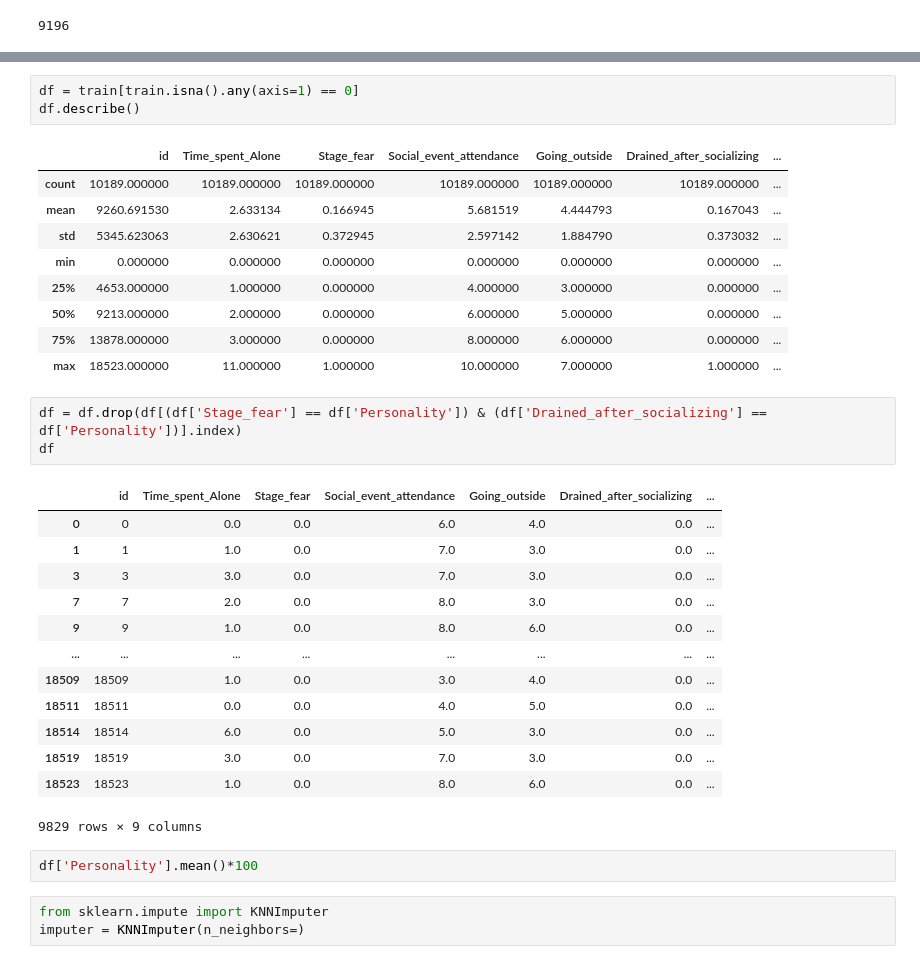
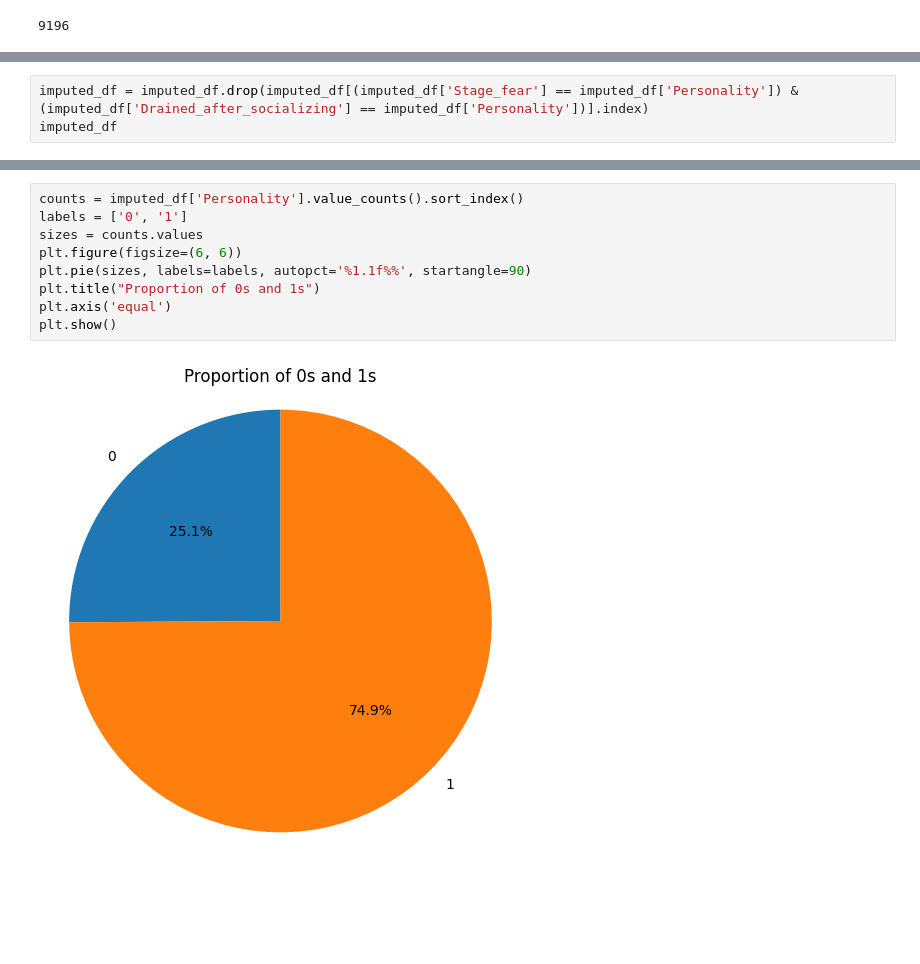
Before and after one commit to miki-mk/Machine-learning-AI, a Jupyter notebook: classification_introverts_extroverts.ipynb, the cells around one changed output, grey strips where cells are left out. Saved outputs shown, nothing was run; the diff lists cells and outputs as text; blank space fills up the shorter version.

```diff
--- a/classification_introverts_extroverts.ipynb
+++ b/classification_introverts_extroverts.ipynb
@@ -80,0 +114,3 @@ imputed_df[(imputed_df['Stage_fear'] == imputed_df['Personality'])]
+# %%
+imputed_df = imputed_df.drop(imputed_df[(imputed_df['Stage_fear'] == imputed_df['Personality']) & (imputed_df['Drained_after_socializing'] == imputed_df['Personality'])].index)
+imputed_df
@@ -98,35 +135,11 @@ dtype: float64
-# %%
-df = train[train.isna().any(axis=1) == 0]
-df.describe()
-# %% [output]
-|  | id | Time_spent_Alone | Stage_fear | Social_event_attendance | Going_outside | Drained_after_socializing | ... |
-| count | 10189.000000 | 10189.000000 | 10189.000000 | 10189.000000 | 10189.000000 | 10189.000000 | ... |
-| mean | 9260.691530 | 2.633134 | 0.166945 | 5.681519 | 4.444793 | 0.167043 | ... |
-| std | 5345.623063 | 2.630621 | 0.372945 | 2.597142 | 1.884790 | 0.373032 | ... |
-| min | 0.000000 | 0.000000 | 0.000000 | 0.000000 | 0.000000 | 0.000000 | ... |
-| 25% | 4653.000000 | 1.000000 | 0.000000 | 4.000000 | 3.000000 | 0.000000 | ... |
-| 50% | 9213.000000 | 2.000000 | 0.000000 | 6.000000 | 5.000000 | 0.000000 | ... |
-| 75% | 13878.000000 | 3.000000 | 0.000000 | 8.000000 | 6.000000 | 0.000000 | ... |
-| max | 18523.000000 | 11.000000 | 1.000000 | 10.000000 | 7.000000 | 1.000000 | ... |
-# %%
-df = df.drop(df[(df['Stage_fear'] == df['Personality']) & (df['Drained_after_socializing'] == df['Personality'])].index)
-df
-# %% [output]
-|  | id | Time_spent_Alone | Stage_fear | Social_event_attendance | Going_outside | Drained_after_socializing | ... |
-| 0 | 0 | 0.0 | 0.0 | 6.0 | 4.0 | 0.0 | ... |
-| 1 | 1 | 1.0 | 0.0 | 7.0 | 3.0 | 0.0 | ... |
-| 3 | 3 | 3.0 | 0.0 | 7.0 | 3.0 | 0.0 | ... |
-| 7 | 7 | 2.0 | 0.0 | 8.0 | 3.0 | 0.0 | ... |
-| 9 | 9 | 1.0 | 0.0 | 8.0 | 6.0 | 0.0 | ... |
-| ... | ... | ... | ... | ... | ... | ... | ... |
-| 18509 | 18509 | 1.0 | 0.0 | 3.0 | 4.0 | 0.0 | ... |
-| 18511 | 18511 | 0.0 | 0.0 | 4.0 | 5.0 | 0.0 | ... |
-| 18514 | 18514 | 6.0 | 0.0 | 5.0 | 3.0 | 0.0 | ... |
-| 18519 | 18519 | 3.0 | 0.0 | 7.0 | 3.0 | 0.0 | ... |
-| 18523 | 18523 | 1.0 | 0.0 | 8.0 | 6.0 | 0.0 | ... |
-9829 rows × 9 columns
-# %%
-df['Personality'].mean()*100
-# %%
-from sklearn.impute import KNNImputer
-imputer = KNNImputer(n_neighbors=)
+# %%
+counts = imputed_df['Personality'].value_counts().sort_index()
+labels = ['0', '1']
+sizes = counts.values
+plt.figure(figsize=(6, 6))
+plt.pie(sizes, labels=labels, autopct='%1.1f%%', startangle=90)
+plt.title("Proportion of 0s and 1s")
+plt.axis('equal')
+plt.show()
+# %% [output]
+[figure, added]
```
Also changed, not shown: parts of 23 cells of this notebook.
